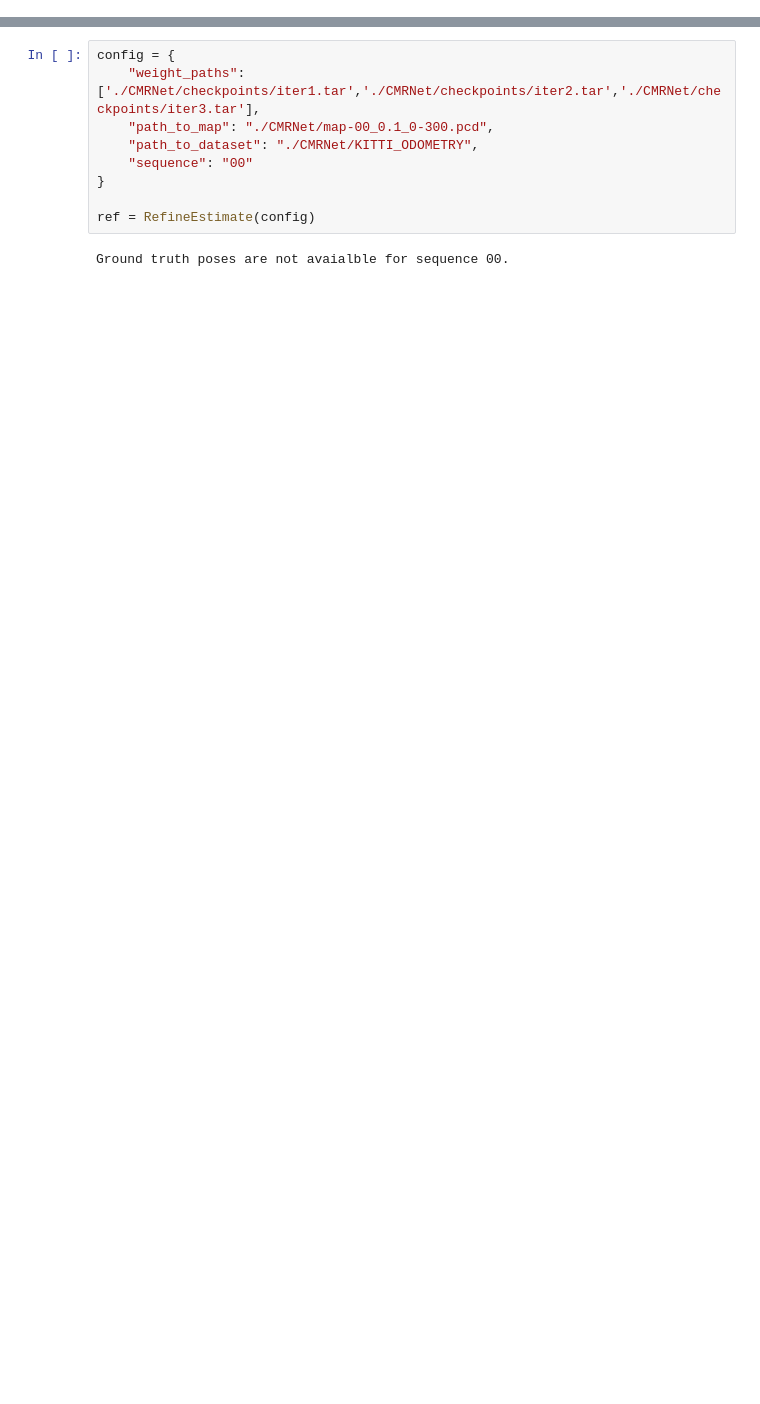
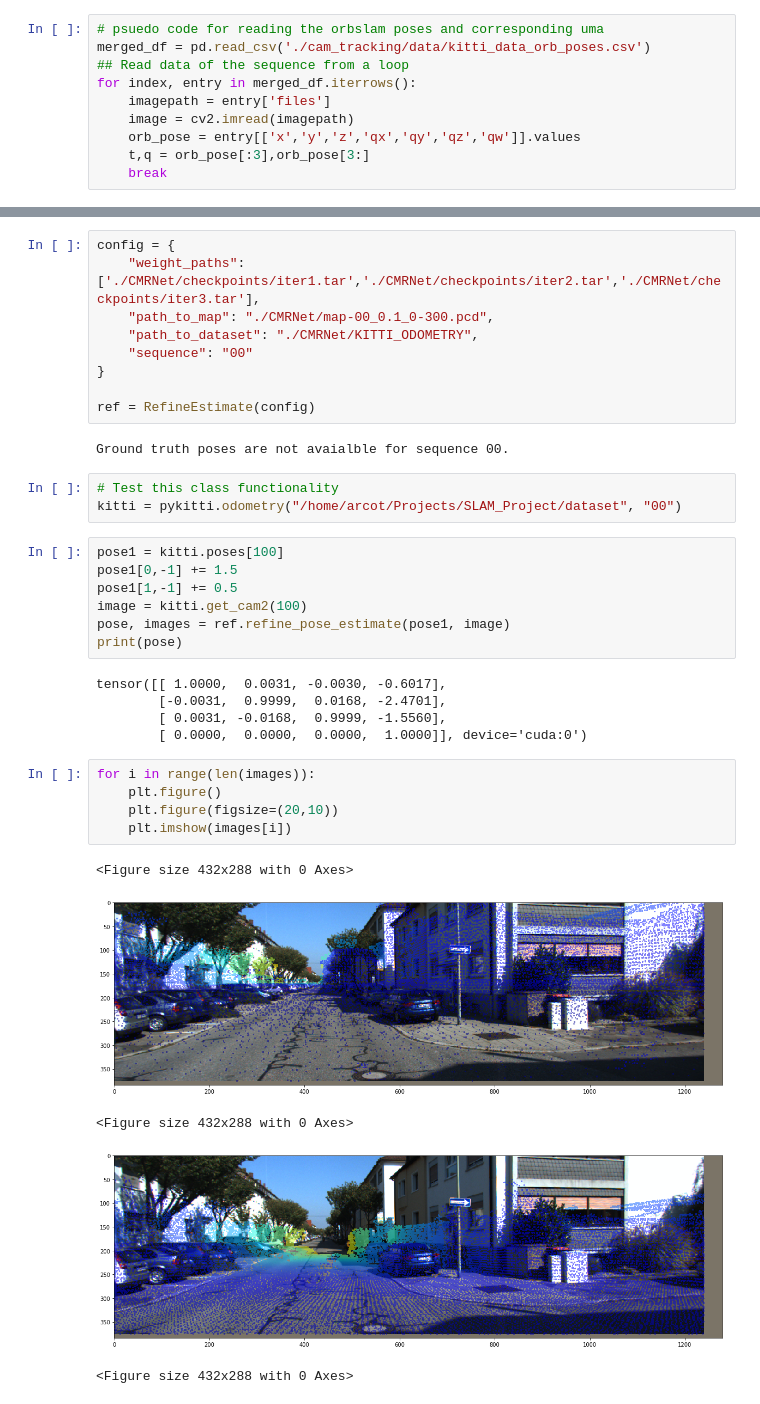
Before and after one commit to Harsharma2308/camTracking_GTSAM, a Jupyter notebook: Scratchpad.ipynb, the cells around one changed output, grey strips where cells are left out. Cells and saved outputs as stored; diff of their text form; blank space fills up the shorter version.

```diff
--- a/Scratchpad.ipynb
+++ b/Scratchpad.ipynb
@@ -14,0 +41,10 @@ import visibility
+# %%
+# psuedo code for reading the orbslam poses and corresponding uma
+merged_df = pd.read_csv('./cam_tracking/data/kitti_data_orb_poses.csv')
+## Read data of the sequence from a loop
+for index, entry in merged_df.iterrows():
+    imagepath = entry['files']
+    image = cv2.imread(imagepath)
+    orb_pose = entry[['x','y','z','qx','qy','qz','qw']].values
+    t,q = orb_pose[:3],orb_pose[3:]
+    break
@@ -179,3 +222,29 @@ config = {
 ref = RefineEstimate(config)
 # %% [output]
 Ground truth poses are not avaialble for sequence 00.
+# %%
+# Test this class functionality
+kitti = pykitti.odometry("/home/arcot/Projects/SLAM_Project/dataset", "00")
+# %%
+pose1 = kitti.poses[100]
+pose1[0,-1] += 1.5
+pose1[1,-1] += 0.5
+image = kitti.get_cam2(100)
+pose, images = ref.refine_pose_estimate(pose1, image)
+print(pose)
+# %% [output]
+tensor([[ 1.0000,  0.0031, -0.0030, -0.6017],
+        [-0.0031,  0.9999,  0.0168, -2.4701],
+        [ 0.0031, -0.0168,  0.9999, -1.5560],
+        [ 0.0000,  0.0000,  0.0000,  1.0000]], device='cuda:0')
+# %%
+for i in range(len(images)):
+    plt.figure()
+    plt.figure(figsize=(20,10))
+    plt.imshow(images[i])
+# %% [output]
+<Figure size 432x288 with 0 Axes>
+[figure, added]
+<Figure size 432x288 with 0 Axes>
+[figure, added]
+<Figure size 432x288 with 0 Axes>
```
Also changed, not shown: parts of 20 cells of this notebook, 3 other files.
